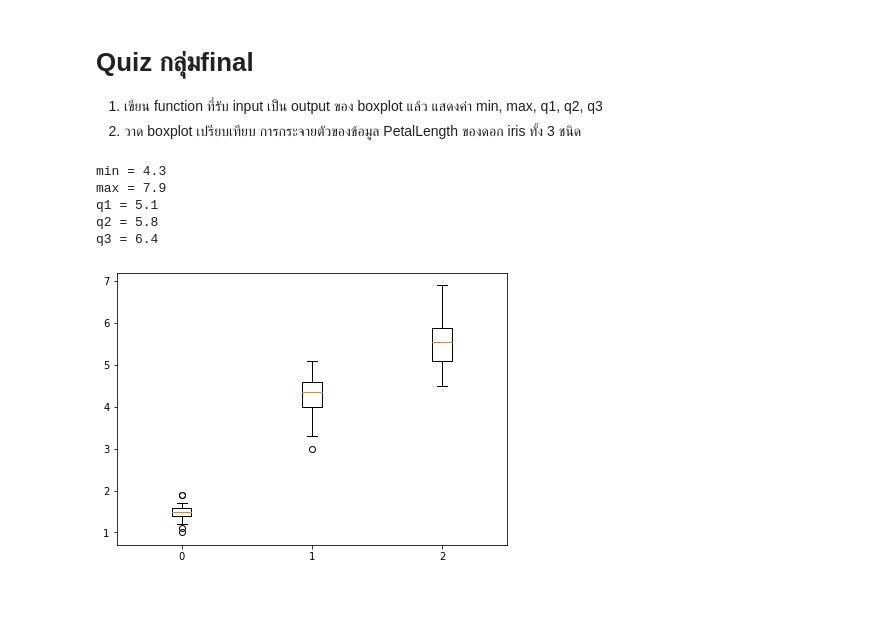
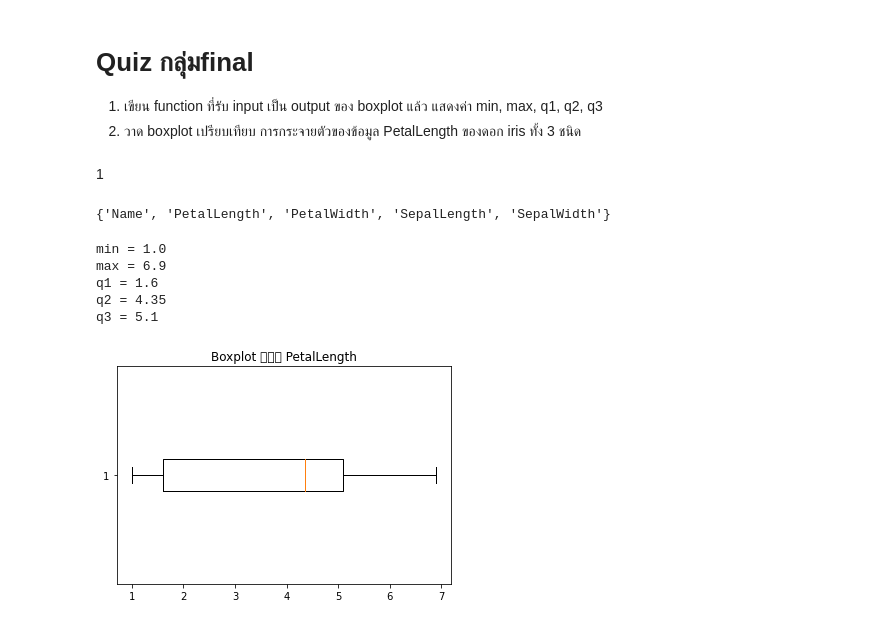
Before and after one commit to BestApisit/data_viz_2022, a Jupyter notebook: DataViz02_Data_Distribution_.ipynb, the cells around one changed output. Drawn from its saved outputs; the diff is of its cells as text; code cells hidden in the pictures; blank space fills up the shorter version.

```diff
--- a/DataViz02_Data_Distribution_.ipynb
+++ b/DataViz02_Data_Distribution_.ipynb
@@ -290,35 +290,37 @@ plt.boxplot(df['SepalLength'],vert=False,showmeans=True,meanprops={'marker':'o'}
 
 1. เขียน function ที่รับ input เป็น output ของ boxplot แล้ว แสดงค่า min, max, q1, q2, q3
 2. วาด boxplot เปรียบเทียบ การกระจายตัวของข้อมูล PetalLength ของดอก iris ทั้ง 3 ชนิด
+# %% [markdown]
+1
 # %%
-## หาค่า
-min = ybp['caps'][0].get_xdata()[0]
-max = ybp['caps'][1].get_xdata()[0]
-q1 = ybp['boxes'][0].get_xdata()[0]
-q2 = ybp['medians'][0].get_xdata()[0]
-q3 = ybp['boxes'][0].get_xdata()[2]
+## create function
+def function(box_output,Name_col):        # สร้าง function ชื่อ function รับค่า input  ของ boxplot และ ชื่อ column ของข้อมูล
+    bp_fx = plt.boxplot(box_output,vert=False)   ##สร้างตัวแปรในการวาดกราฟ Boxplot เพื่อนำเอากราฟไปใช้ให้ค่าต่าง ๆ
+    plt.title(f'Boxplot ของ {Name_col}')   ## สร้างชื่อกราฟจาก input
+    min = bp_fx['caps'][0].get_xdata()[0]   ## หา min
+    max = bp_fx['caps'][1].get_xdata()[0]   ## หา max
+    q1 = bp_fx['boxes'][0].get_xdata()[0]  ## หา q1
+    q2 = bp_fx['medians'][0].get_xdata()[0]  ## หา q2
+    q3 = bp_fx['boxes'][0].get_xdata()[2]   ## หา q3
 
 
-## create function
-def function():
+
+## แสดงผล
     print(f'min = {min}')
     print(f'max = {max}')
     print(f'q1 = {q1}')
     print(f'q2 = {q2}')
     print(f'q3 = {q3}')
-# %%
-function()
-# %% [output]
-min = 4.3
-max = 7.9
-q1 = 5.1
-q2 = 5.8
-q3 = 6.4
-# %%
-fig = plt.figure(figsize =(7, 5)) # กำหนดขนาดกราฟ
-
-bp1 = plt.boxplot(df['PetalLength'][0:50],vert=True,positions=[0]);  ## ชนิด 1
-bp2 = plt.boxplot(df['PetalLength'][50:100],vert=True,positions=[1]); ## ชนิด 2
-bp3 = plt.boxplot(df['PetalLength'][100:150],vert=True,positions=[2]); ## ชนิด 3
-# %% [output]
-[figure, removed]
+# %%
+set(df)  ## ดูชื่อแต่ละ colomn ของ data
+# %% [output]
+{'Name', 'PetalLength', 'PetalWidth', 'SepalLength', 'SepalWidth'}
+# %%
+function(df['PetalLength'],'PetalLength')  ##เรียกใช้ function โดยใส่ input : box_output และ Name_col
+# %% [output]
+min = 1.0
+max = 6.9
+q1 = 1.6
+q2 = 4.35
+q3 = 5.1
+[figure, added]
```
Also changed, not shown: parts of 8 cells of this notebook.
